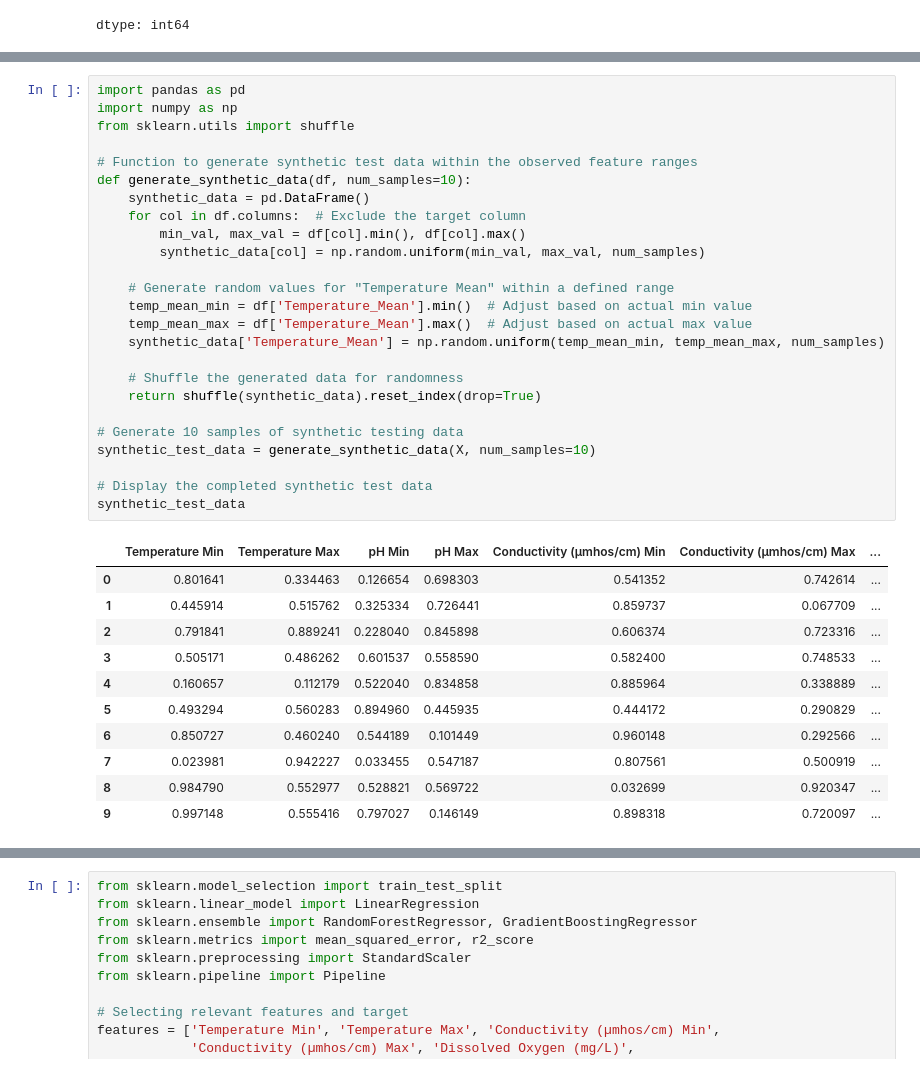
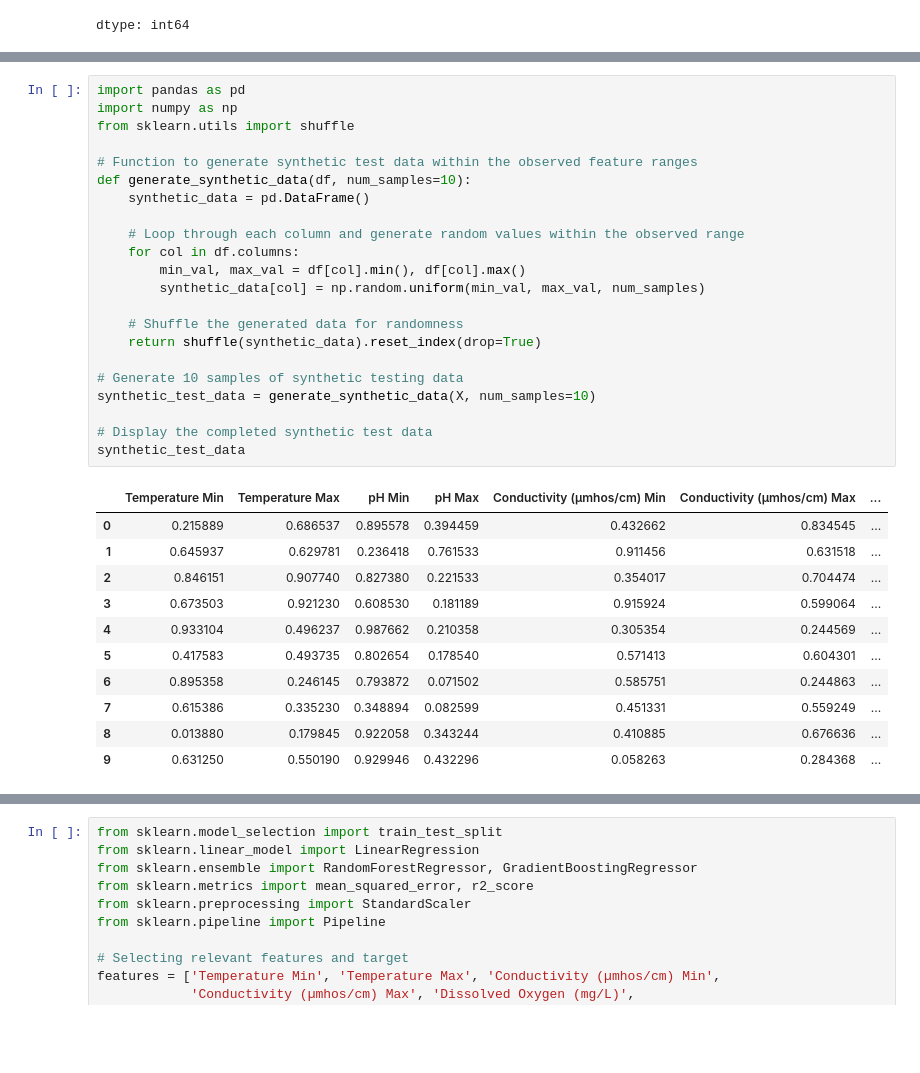
Before and after one commit to cyberdreams8/water-quality-analysis-and-prediction-2, a Jupyter notebook: modified_water_quality.ipynb, the cells around one changed output, grey strips where cells are left out. Cells and saved outputs as stored; diff of their text form; blank space fills up the shorter version.

```diff
--- a/modified_water_quality.ipynb
+++ b/modified_water_quality.ipynb
@@ -1180,40 +1172,37 @@ weighted avg       1.00      1.00      1.00      2460
 # %%
 import pandas as pd
 import numpy as np
 from sklearn.utils import shuffle
 
 # Function to generate synthetic test data within the observed feature ranges
 def generate_synthetic_data(df, num_samples=10):
     synthetic_data = pd.DataFrame()
-    for col in df.columns:  # Exclude the target column
+
+    # Loop through each column and generate random values within the observed range
+    for col in df.columns:
         min_val, max_val = df[col].min(), df[col].max()
         synthetic_data[col] = np.random.uniform(min_val, max_val, num_samples)
-
-    # Generate random values for "Temperature Mean" within a defined range
-    temp_mean_min = df['Temperature_Mean'].min()  # Adjust based on actual min value
-    temp_mean_max = df['Temperature_Mean'].max()  # Adjust based on actual max value
-    synthetic_data['Temperature_Mean'] = np.random.uniform(temp_mean_min, temp_mean_max, num_samples)
 
     # Shuffle the generated data for randomness
     return shuffle(synthetic_data).reset_index(drop=True)
 
 # Generate 10 samples of synthetic testing data
 synthetic_test_data = generate_synthetic_data(X, num_samples=10)
 
 # Display the completed synthetic test data
 synthetic_test_data
 # %% [output]
 |  | Temperature Min | Temperature Max | pH Min | pH Max | Conductivity (µmhos/cm) Min | Conductivity (µmhos/cm) Max | ... |
-| 0 | 0.801641 | 0.334463 | 0.126654 | 0.698303 | 0.541352 | 0.742614 | ... |
-| 1 | 0.445914 | 0.515762 | 0.325334 | 0.726441 | 0.859737 | 0.067709 | ... |
-| 2 | 0.791841 | 0.889241 | 0.228040 | 0.845898 | 0.606374 | 0.723316 | ... |
-| 3 | 0.505171 | 0.486262 | 0.601537 | 0.558590 | 0.582400 | 0.748533 | ... |
-| 4 | 0.160657 | 0.112179 | 0.522040 | 0.834858 | 0.885964 | 0.338889 | ... |
-| 5 | 0.493294 | 0.560283 | 0.894960 | 0.445935 | 0.444172 | 0.290829 | ... |
-| 6 | 0.850727 | 0.460240 | 0.544189 | 0.101449 | 0.960148 | 0.292566 | ... |
-| 7 | 0.023981 | 0.942227 | 0.033455 | 0.547187 | 0.807561 | 0.500919 | ... |
-| 8 | 0.984790 | 0.552977 | 0.528821 | 0.569722 | 0.032699 | 0.920347 | ... |
-| 9 | 0.997148 | 0.555416 | 0.797027 | 0.146149 | 0.898318 | 0.720097 | ... |
+| 0 | 0.215889 | 0.686537 | 0.895578 | 0.394459 | 0.432662 | 0.834545 | ... |
+| 1 | 0.645937 | 0.629781 | 0.236418 | 0.761533 | 0.911456 | 0.631518 | ... |
+| 2 | 0.846151 | 0.907740 | 0.827380 | 0.221533 | 0.354017 | 0.704474 | ... |
+| 3 | 0.673503 | 0.921230 | 0.608530 | 0.181189 | 0.915924 | 0.599064 | ... |
+| 4 | 0.933104 | 0.496237 | 0.987662 | 0.210358 | 0.305354 | 0.244569 | ... |
+| 5 | 0.417583 | 0.493735 | 0.802654 | 0.178540 | 0.571413 | 0.604301 | ... |
+| 6 | 0.895358 | 0.246145 | 0.793872 | 0.071502 | 0.585751 | 0.244863 | ... |
+| 7 | 0.615386 | 0.335230 | 0.348894 | 0.082599 | 0.451331 | 0.559249 | ... |
+| 8 | 0.013880 | 0.179845 | 0.922058 | 0.343244 | 0.410885 | 0.676636 | ... |
+| 9 | 0.631250 | 0.550190 | 0.929946 | 0.432296 | 0.058263 | 0.284368 | ... |
 # %%
 # Initialize dictionary to store predictions for each model
 synthetic_predictions = {}
```
Also changed, not shown: parts of 16 cells of this notebook.
